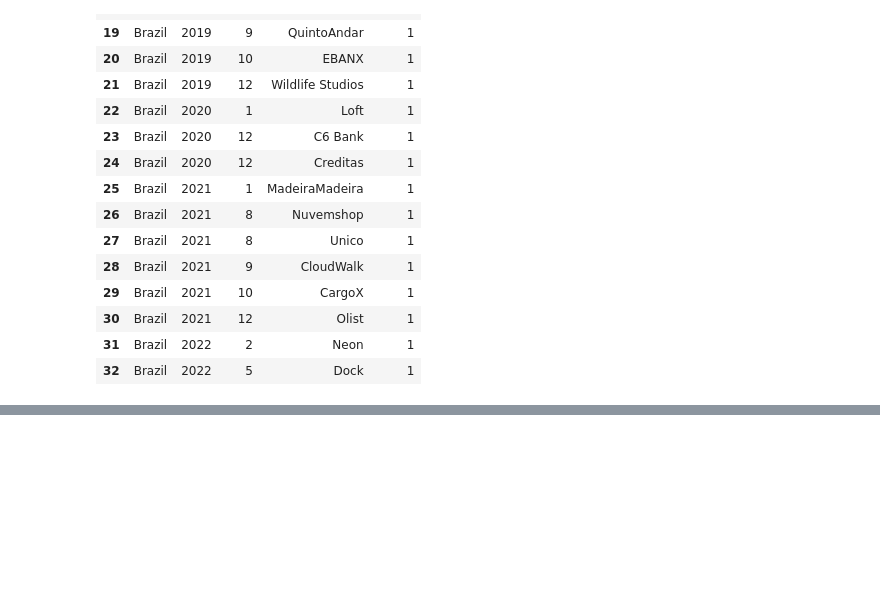
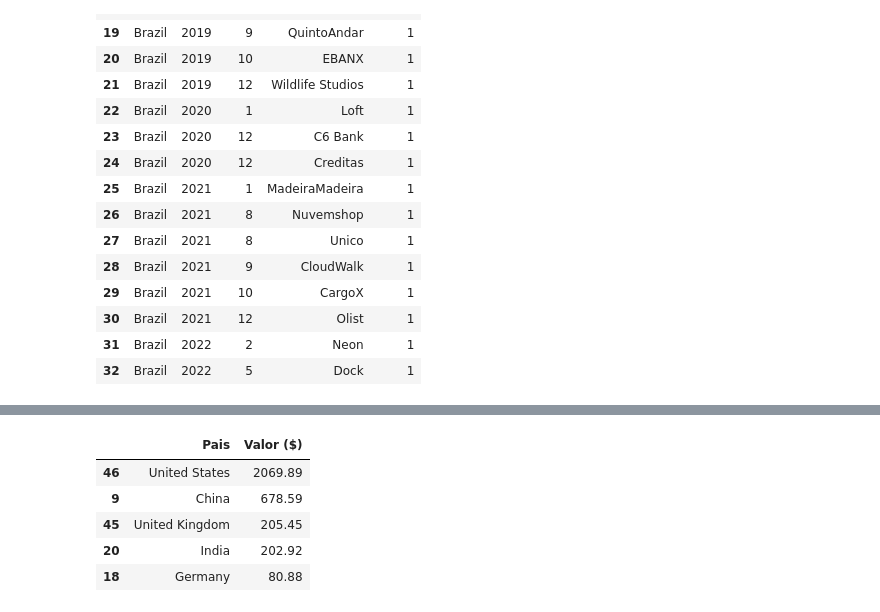
Before and after one commit to valdenio458/python-analise-de-dados-data-viking, a Jupyter notebook: Projeto_Unicórnio.ipynb, the cells around one changed output, grey strips where cells are left out. Saved outputs shown, nothing was run; the diff lists cells and outputs as text; code cells hidden in the pictures; blank space fills up the shorter version.

```diff
--- a/Projeto_Unicórnio.ipynb
+++ b/Projeto_Unicórnio.ipynb
@@ -249,0 +261,10 @@ df.head()
+# %%
+analise_valor = analise_pais.sort_values('Valor ($)', ascending=False)
+analise_valor.head()
+# %% [output]
+|  | Pais | Valor ($) |
+| 46 | United States | 2069.89 |
+| 9 | China | 678.59 |
+| 45 | United Kingdom | 205.45 |
+| 20 | India | 202.92 |
+| 18 | Germany | 80.88 |
```
Also changed, not shown: parts of 2 cells of this notebook.
